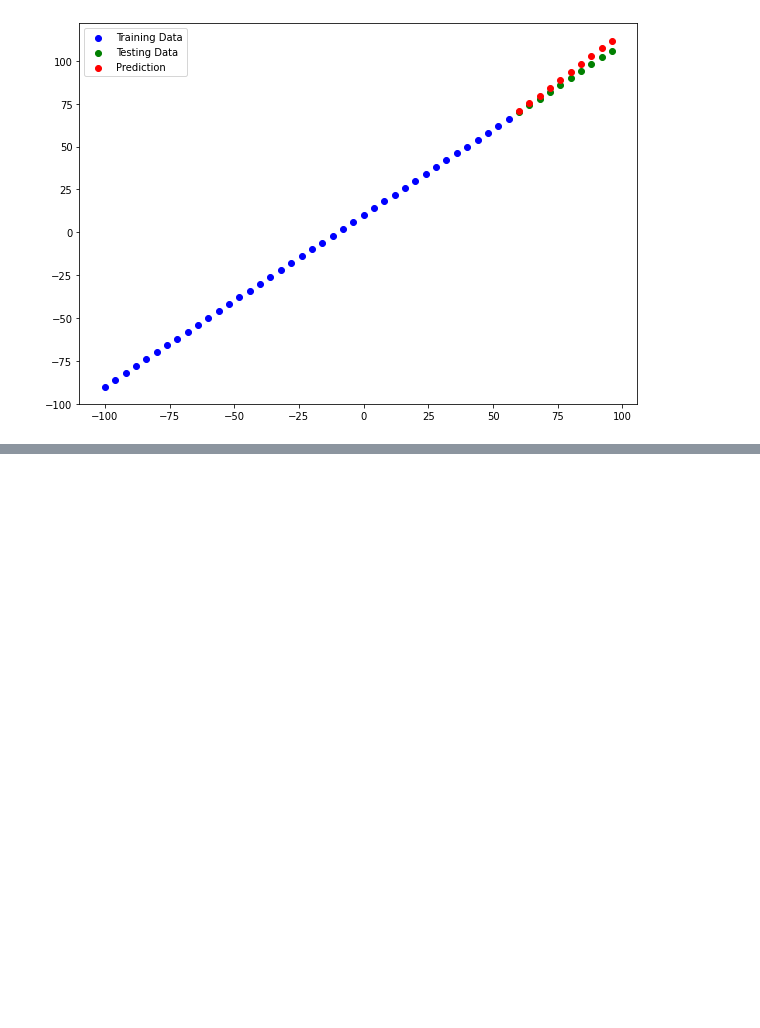
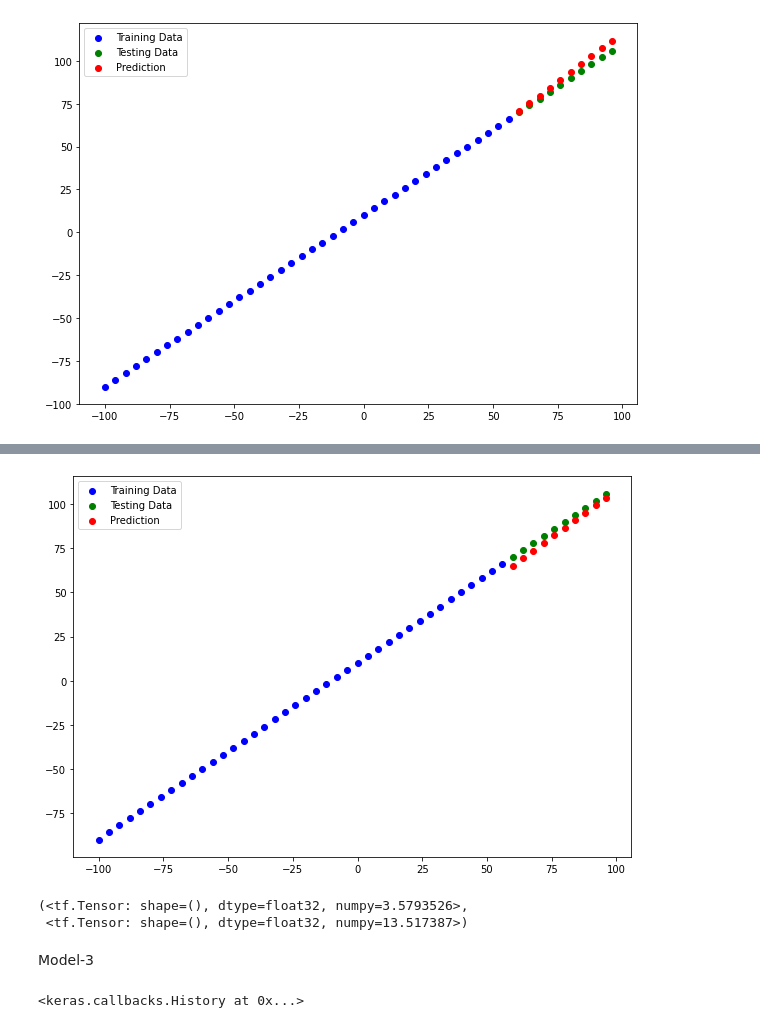
Before and after one commit to sameer203/Tensorflow_, a Jupyter notebook: 01_neural_network_regression_with_tensorflow.ipynb, the cells around one changed output, grey strips where cells are left out. Saved outputs shown, nothing was run; the diff lists cells and outputs as text; code cells hidden in the pictures; blank space fills up the shorter version.

```diff
--- a/01_neural_network_regression_with_tensorflow.ipynb
+++ b/01_neural_network_regression_with_tensorflow.ipynb
@@ -318,0 +428,35 @@ plot_pred()
+# %%
+# Evaluating the Metrics
+y_pred_2 = model_2.predict(X_test)
+plot_pred(prediction=y_pred_2)
+# %% [output]
+[figure, added]
+# %%
+mae_2 = mae(y_test,y_pred_2)
+mse_2 = mse(y_test, y_pred_2)
+
+mae_2, mse_2
+# %% [output]
+(<tf.Tensor: shape=(), dtype=float32, numpy=3.5793526>,
+ <tf.Tensor: shape=(), dtype=float32, numpy=13.517387>)
+# %% [markdown]
+Model-3
+# %%
+# 500 epocs
+tf.random.set_seed(42)
+
+# 1. Create a model using the sequential API
+model_3= tf.keras.Sequential([
+                            tf.keras.layers.Dense(100, activation="relu"),
+                            tf.keras.layers.Dense(1)])
+
+# 2. compile the model
+
+model_3.compile(loss=tf.keras.losses.mae,
+              optimizer= tf.keras.optimizers.SGD(),
+              metrics=["mse"])
+
+# 3. Fit the Model
+model_3.fit(X_train, y_train, epochs=500, verbose=0)
+# %% [output]
+<keras.callbacks.History at 0x...>
```
Also changed, not shown: parts of 21 cells of this notebook.
